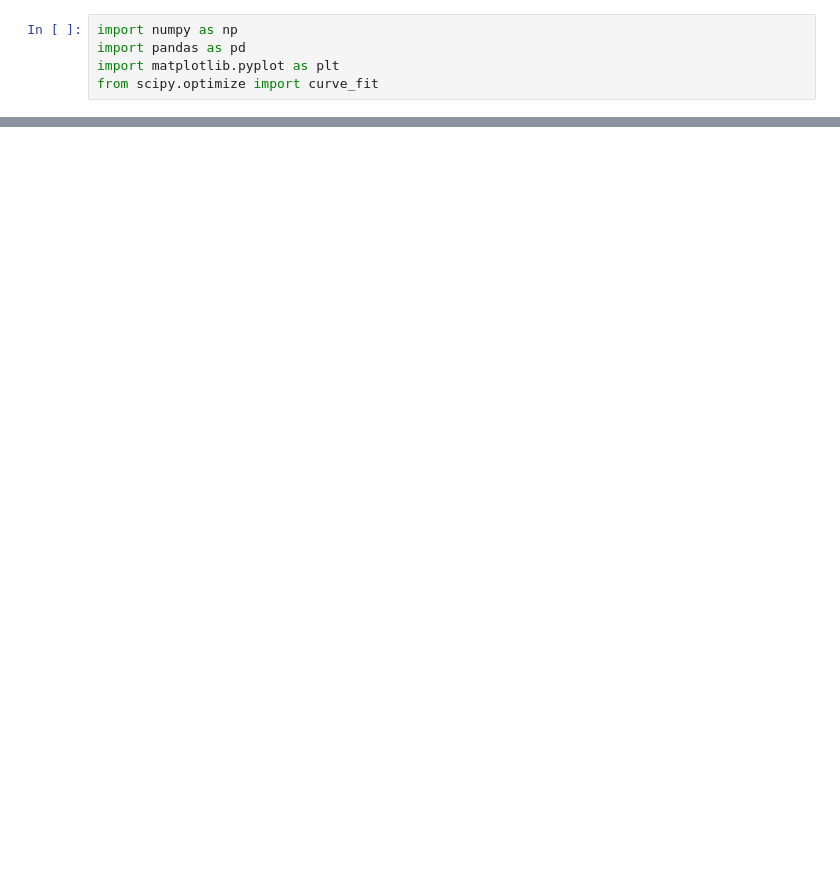
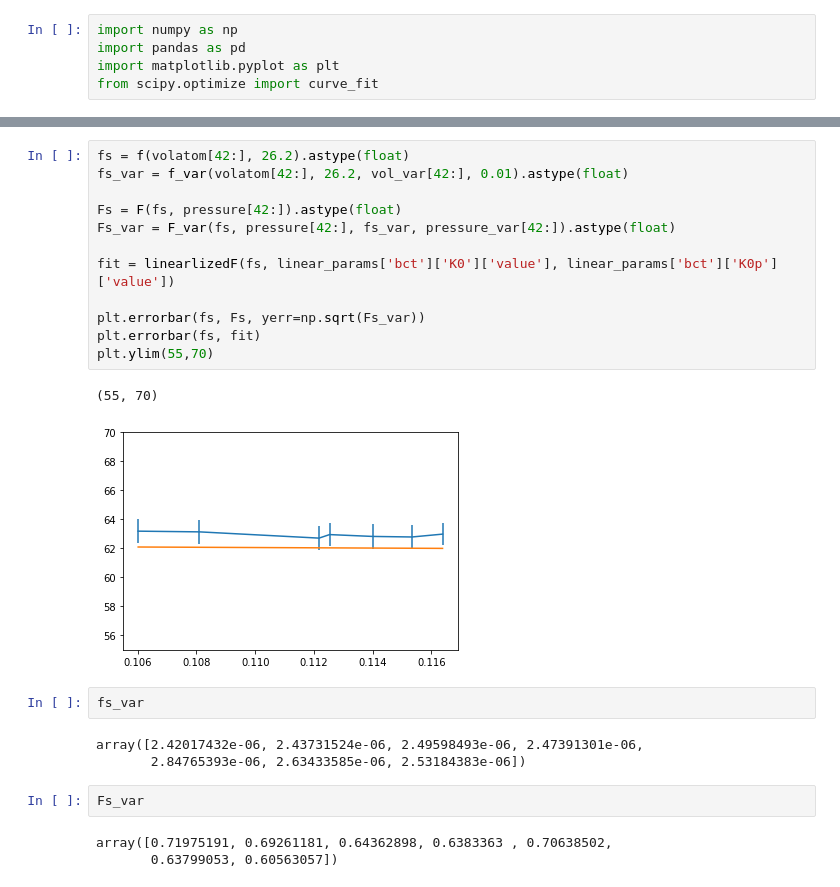
Before and after one commit to David-Zagaceta/Intermediate-Lab, a Jupyter notebook: crystallography_lab.ipynb, the cells around one changed output, grey strips where cells are left out. Cells and saved outputs as stored; diff of their text form; blank space fills up the shorter version.

```diff
--- a/crystallography_lab.ipynb
+++ b/crystallography_lab.ipynb
@@ -97,0 +234,25 @@ array([[  0.17369671,  -4.2860838 ],
+# %%
+fs = f(volatom[42:], 26.2).astype(float)
+fs_var = f_var(volatom[42:], 26.2, vol_var[42:], 0.01).astype(float)
+
+Fs = F(fs, pressure[42:]).astype(float)
+Fs_var = F_var(fs, pressure[42:], fs_var, pressure_var[42:]).astype(float)
+
+fit = linearlizedF(fs, linear_params['bct']['K0']['value'], linear_params['bct']['K0p']['value'])
+
+plt.errorbar(fs, Fs, yerr=np.sqrt(Fs_var))
+plt.errorbar(fs, fit)
+plt.ylim(55,70)
+# %% [output]
+(55, 70)
+[figure, added]
+# %%
+fs_var
+# %% [output]
+array([2.42017432e-06, 2.43731524e-06, 2.49598493e-06, 2.47391301e-06,
+       2.84765393e-06, 2.63433585e-06, 2.53184383e-06])
+# %%
+Fs_var
+# %% [output]
+array([0.71975191, 0.69261181, 0.64362898, 0.6383363 , 0.70638502,
+       0.63799053, 0.60563057])
```
Also changed, not shown: parts of 23 cells of this notebook.
